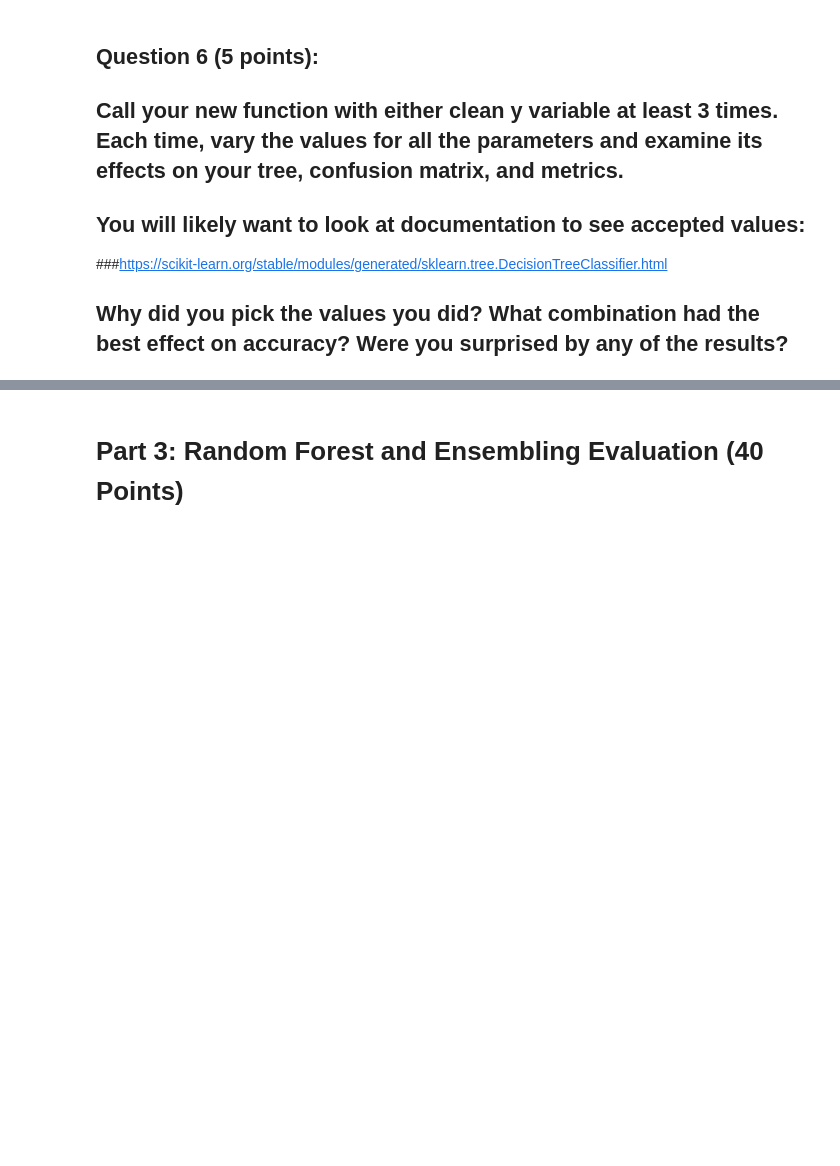
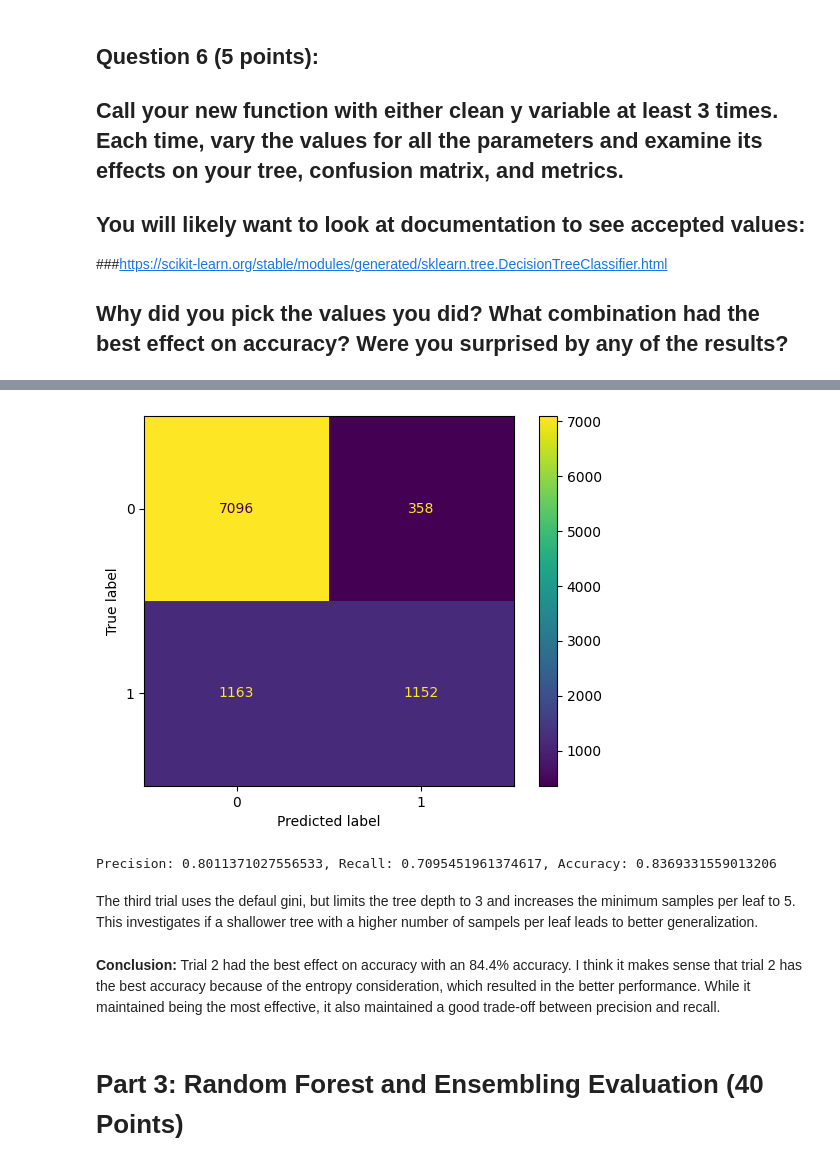
Before and after one commit to tracyhua2/DS3001, a Jupyter notebook: Labs/Lab_3_Decision_Trees_and_Random_Forests.ipynb, the cells around one changed output, grey strips where cells are left out. Cells and saved outputs as stored; diff of their text form; code cells hidden in the pictures; blank space fills up the shorter version.

```diff
--- a/Labs/Lab_3_Decision_Trees_and_Random_Forests.ipynb
+++ b/Labs/Lab_3_Decision_Trees_and_Random_Forests.ipynb
@@ -356,3 +437,24 @@ plt.show()
+# %%
+cm = confusion_matrix(y_test, y_pred ,labels=treev3.classes_)
+disp = ConfusionMatrixDisplay(confusion_matrix=cm,
+                             display_labels = treev3.classes_)
+disp.plot()
+plt.show()
+# %% [output]
+[figure, added]
+# %%
+y_pred = treev3.predict(X_test)
+precision = precision_score(y_test, y_pred, average='macro')
+recall = recall_score(y_test, y_pred, average='macro')
+accuracy = accuracy_score(y_test, y_pred)
+print(f'Precision: {precision}, Recall: {recall}, Accuracy: {accuracy}')
+# %% [output]
+Precision: 0.8011371027556533, Recall: 0.7095451961374617, Accuracy: 0.8369331559013206
+# %% [markdown]
+The third trial uses the defaul gini, but limits the tree depth to 3 and increases the minimum samples per leaf to 5. This investigates if a shallower tree with a higher number of sampels per leaf leads to better generalization.
+# %% [markdown]
+**Conclusion:**
+Trial 2 had the best effect on accuracy with an 84.4% accuracy. I think it makes sense that trial 2 has the best accuracy because of the entropy consideration, which resulted in the better performance. While it maintained being the most effective, it also maintained a good trade-off between precision and recall.
 # %% [markdown]
 # **Part 3: Random Forest and Ensembling Evaluation (40 Points)**
 # %% [markdown]
```
Also changed, not shown: parts of 17 cells of this notebook.
